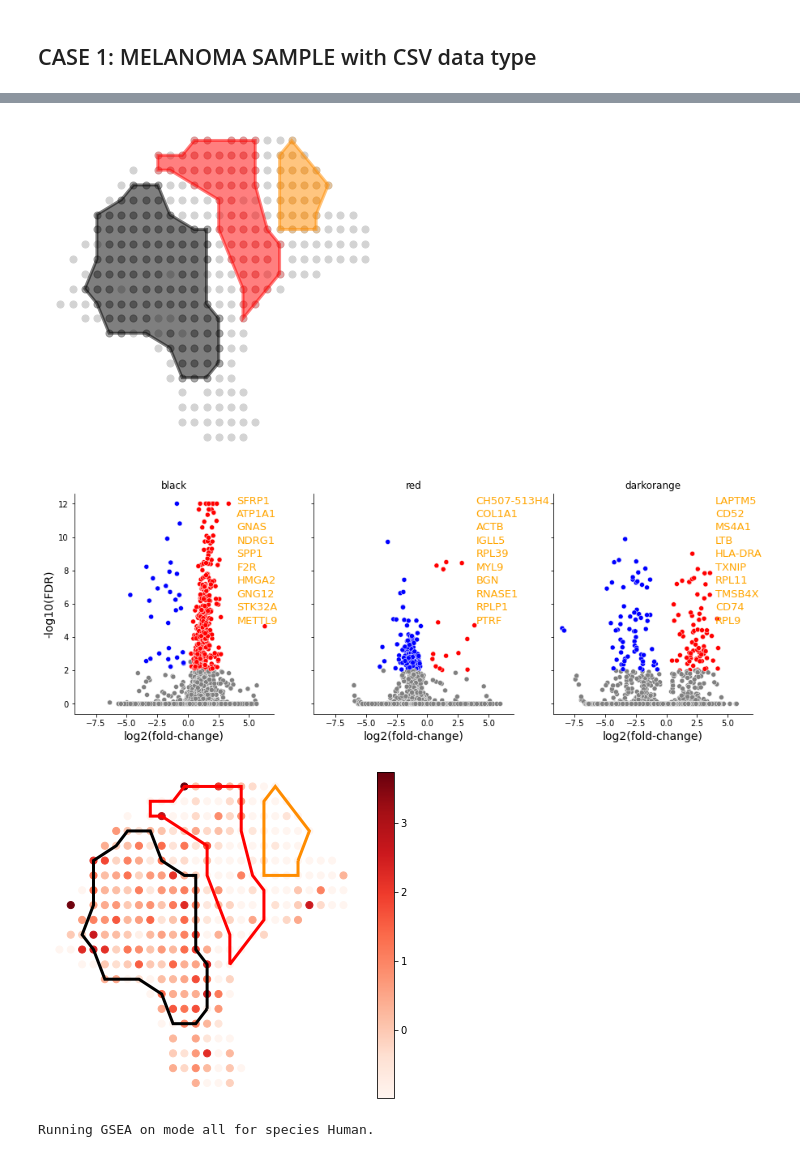
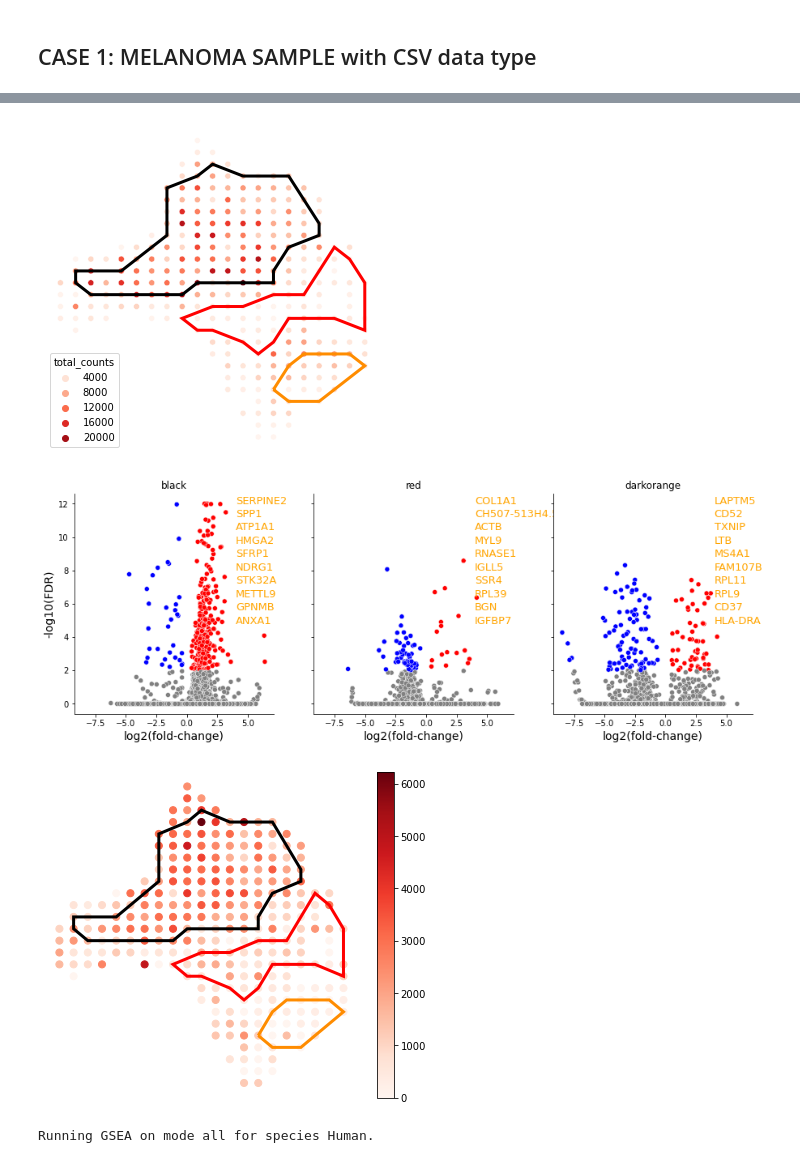
Before and after one commit to linhuawang/MIST, a Jupyter notebook: Tutorial 1 - MIST region detection, functional annotation and imputation (Melanoma).ipynb, the cells around one changed output, grey strips where cells are left out. Drawn from its saved outputs; the diff is of its cells as text; code cells hidden in the pictures.

```diff
--- a/Tutorial 1 - MIST region detection, functional annotation and imputation (Melanoma).ipynb
+++ b/Tutorial 1 - MIST region detection, functional annotation and imputation (Melanoma).ipynb
@@ -17,7 +17,7 @@ warnings.filterwarnings('ignore')
 ### a var data frame contains the meta information of the genes
 ## The abovementioned three inputs will be used to generate a ReST object
 
-df = pd.read_csv("../MIST_manuscripts_all_data/raw_data/Melanoma.csv", index_col=0)
+df = pd.read_csv("test_data/raw.csv", index_col=0)
 df.columns = [c.split()[0] for c in df.columns]
 xs, ys = [],[]
 for ind in df.index.tolist():
@@ -48,19 +46,19 @@ Epsilon 0.460 is selected in 8.08 seconds.
 rd.assign_region_colors(region_colors={'0':'black', '1':'red', '2':'darkorange'})
 rd.plot_region_boundaries()
 # %% [output]
-[figure, old version]
+[figure, new version]
 # %%
 ## Functional annotation of the regions
 rd.extract_regional_markers(mode='all')
 rd.plot_region_volcano()
 # %% [output]
-[figure, old version]
+[figure, new version]
 # %%
 ## Visualize gene expression heatmap with the boundaries
-gene = 'SFRP1'
+gene = 'SERPINE2'
 rd.visualize_gene_expr(gene)
 # %% [output]
-[figure, old version]
+[figure, new version]
 # %%
 rd.runGSEA(mode='all', species='Human', gene_sets="GO_Biological_Process_2021")
 # %% [output]
```
Also changed, not shown: parts of 3 cells of this notebook, 2 other files.
